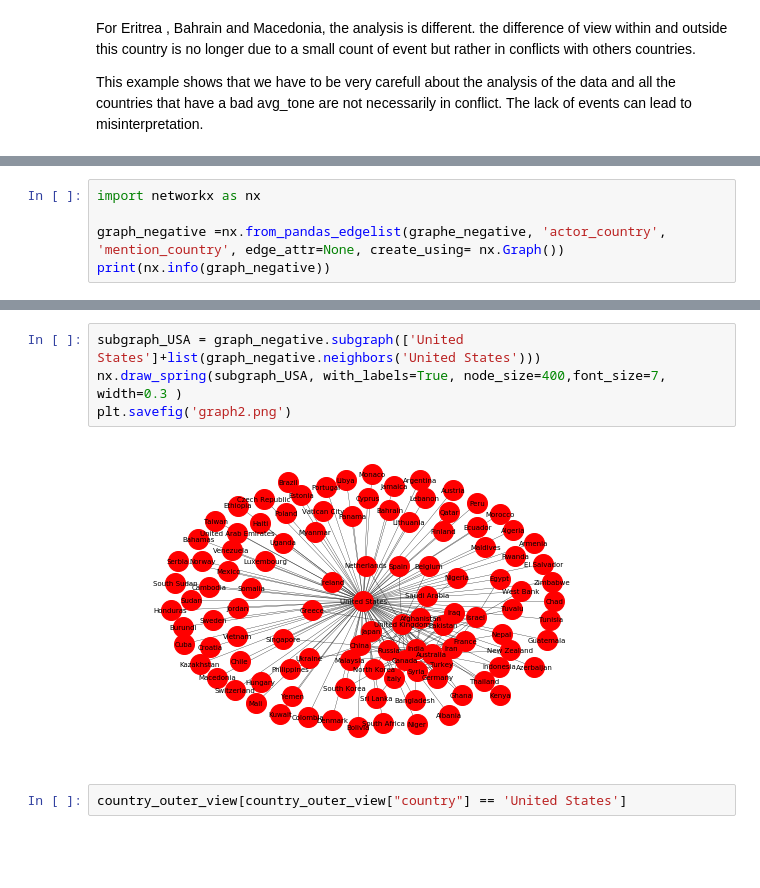
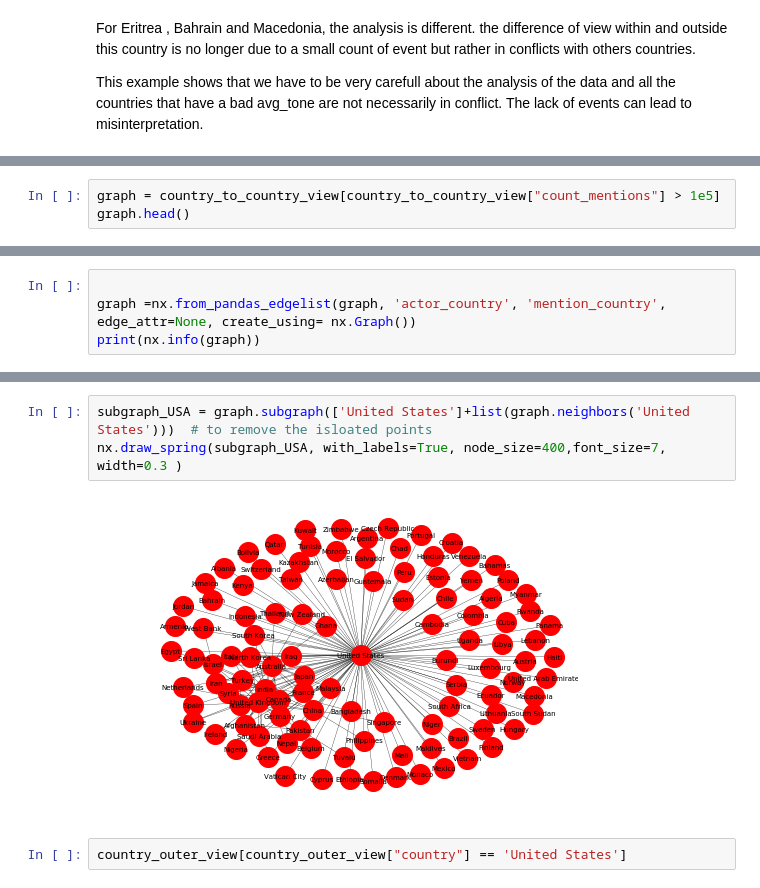
Before and after one commit to NatGr/projectAdA, a Jupyter notebook: tests_christophe.ipynb, the cells around one changed output, grey strips where cells are left out. Cells and saved outputs as stored; diff of their text form; blank space fills up the shorter version.

```diff
--- a/tests_christophe.ipynb
+++ b/tests_christophe.ipynb
@@ -434,0 +380,3 @@ graphe_negative.to_csv("graphe.csv")
+# %%
+graph = country_to_country_view[country_to_country_view["count_mentions"] > 1e5]
+graph.head()
@@ -435,8 +390,7 @@ graphe_negative.to_csv("graphe.csv")
 # %%
-import networkx as nx
 
-graph_negative =nx.from_pandas_edgelist(graphe_negative, 'actor_country', 'mention_country', edge_attr=None, create_using= nx.Graph())
-print(nx.info(graph_negative))
+graph =nx.from_pandas_edgelist(graph, 'actor_country', 'mention_country', edge_attr=None, create_using= nx.Graph())
+print(nx.info(graph))
 # %% [output]
 Name:
 Type: Graph
@@ -454,11 +407,10 @@ plt.show()
 # %% [output]
 [figure]
 # %%
-subgraph_USA = graph_negative.subgraph(['United States']+list(graph_negative.neighbors('United States')))
+subgraph_USA = graph.subgraph(['United States']+list(graph.neighbors('United States')))  # to remove the isloated points
 nx.draw_spring(subgraph_USA, with_labels=True, node_size=400,font_size=7, width=0.3 )
-plt.savefig('graph2.png')
 # %% [output]
-[figure, old version]
+[figure, new version]
 # %%
 country_outer_view[country_outer_view["country"] == 'United States']
 # %% [output]
```
Also changed, not shown: parts of 6 cells of this notebook, 4 other files.
